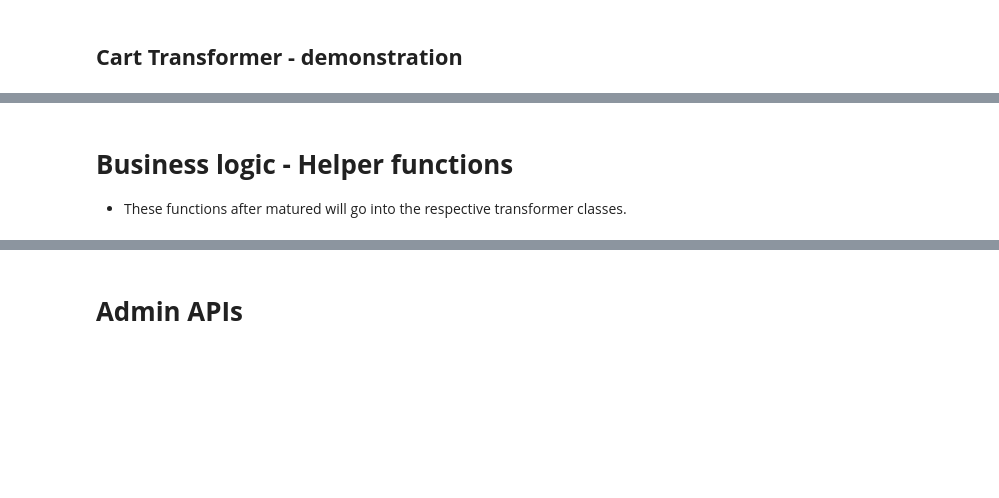
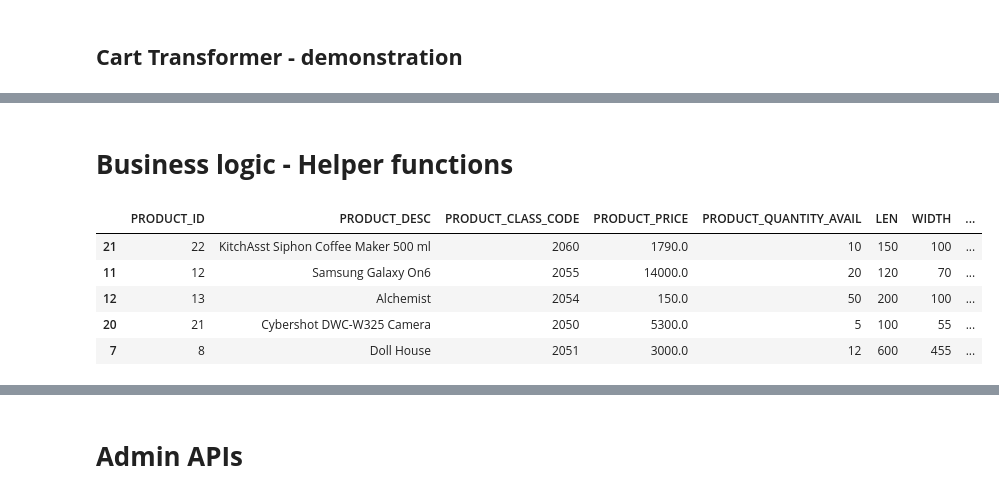
Before and after one commit to surnella/EStore, a Jupyter notebook: notebooks/EStore.ipynb, the cells around one changed output, grey strips where cells are left out. Cells and saved outputs as stored; diff of their text form; code cells hidden in the pictures; blank space fills up the shorter version.

```diff
--- a/notebooks/EStore.ipynb
+++ b/notebooks/EStore.ipynb
@@ -149,3 +138,2 @@ print(cart_transformer.read())
 # %% [markdown]
 # **Business logic - Helper functions**
-- These functions after matured will go into the respective transformer classes.
@@ -220,0 +140,12 @@ def checkout_without_discount(uid, cid, did, discode, dpct):
+# %%
+prt = ProductTransformer()
+products_to_buy = prt.getRandomProducts(5)
+customer_id=3
+products_to_buy
+# %% [output]
+|  | PRODUCT_ID | PRODUCT_DESC | PRODUCT_CLASS_CODE | PRODUCT_PRICE | PRODUCT_QUANTITY_AVAIL | LEN | WIDTH | ... |
+| 21 | 22 | KitchAsst Siphon Coffee Maker 500 ml | 2060 | 1790.0 | 10 | 150 | 100 | ... |
+| 11 | 12 | Samsung Galaxy On6 | 2055 | 14000.0 | 20 | 120 | 70 | ... |
+| 12 | 13 | Alchemist | 2054 | 150.0 | 50 | 200 | 100 | ... |
+| 20 | 21 | Cybershot DWC-W325 Camera | 2050 | 5300.0 | 5 | 100 | 55 | ... |
+| 7 | 8 | Doll House | 2051 | 3000.0 | 12 | 600 | 455 | ... |
```
Also changed, not shown: parts of 19 cells of this notebook, 7 other files.
